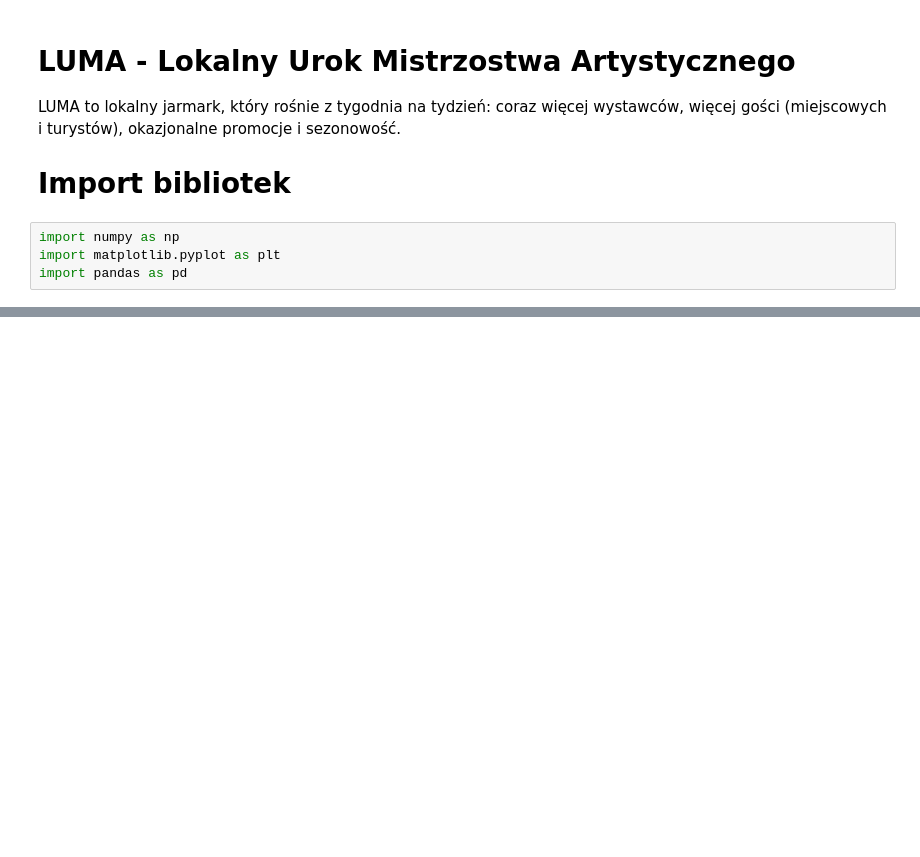
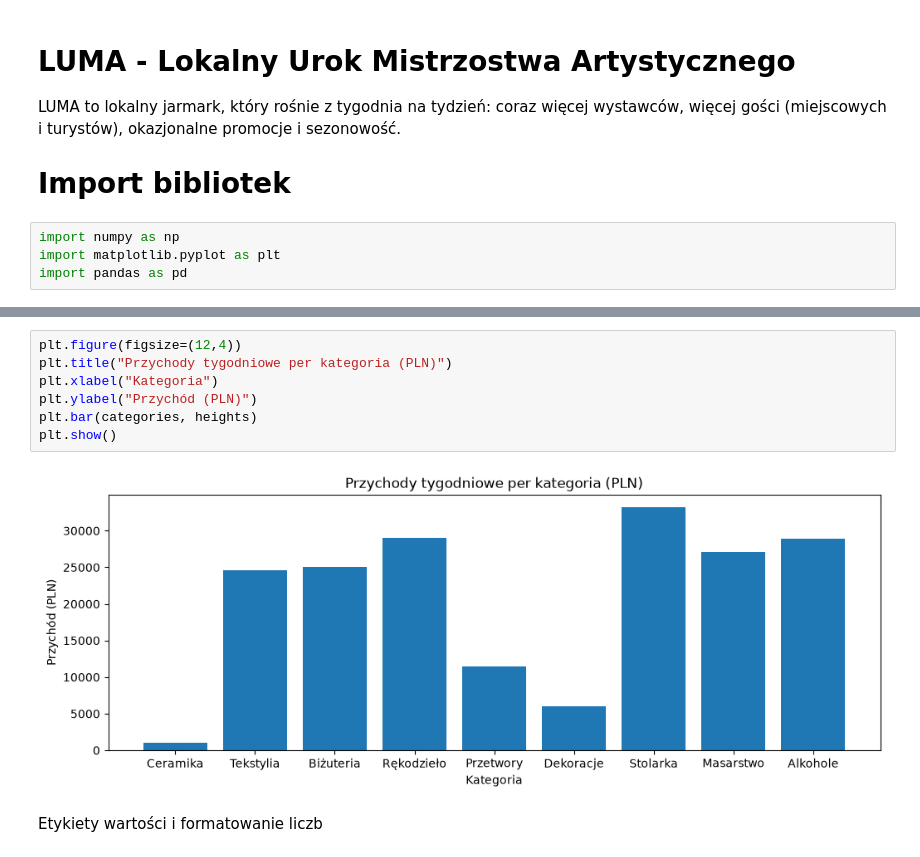
Before and after one commit to snowy-uni/DataVisualization, a Jupyter notebook: 01-bar.ipynb, the cells around one changed output, grey strips where cells are left out. Drawn from its saved outputs; the diff is of its cells as text; blank space fills up the shorter version.

```diff
--- a/01-bar.ipynb
+++ b/01-bar.ipynb
@@ -35,0 +126,11 @@ display(catalog)
+# %%
+plt.figure(figsize=(12,4))
+plt.title("Przychody tygodniowe per kategoria (PLN)")
+plt.xlabel("Kategoria")
+plt.ylabel("Przychód (PLN)")
+plt.bar(categories, heights)
+plt.show()
+# %% [output]
+[figure, added]
+# %% [markdown]
+Etykiety wartości i formatowanie liczb
```
Also changed, not shown: parts of 22 cells of this notebook.
